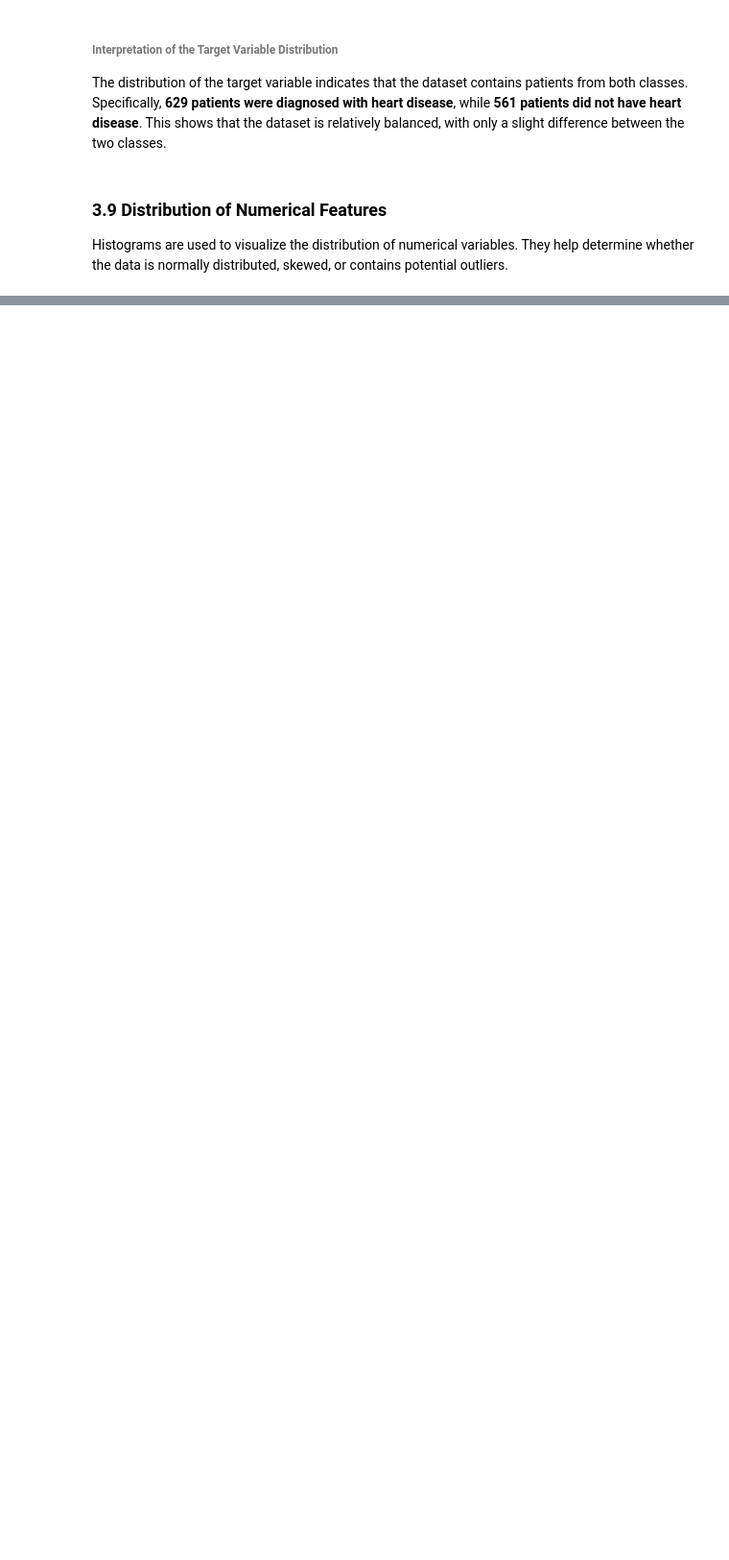
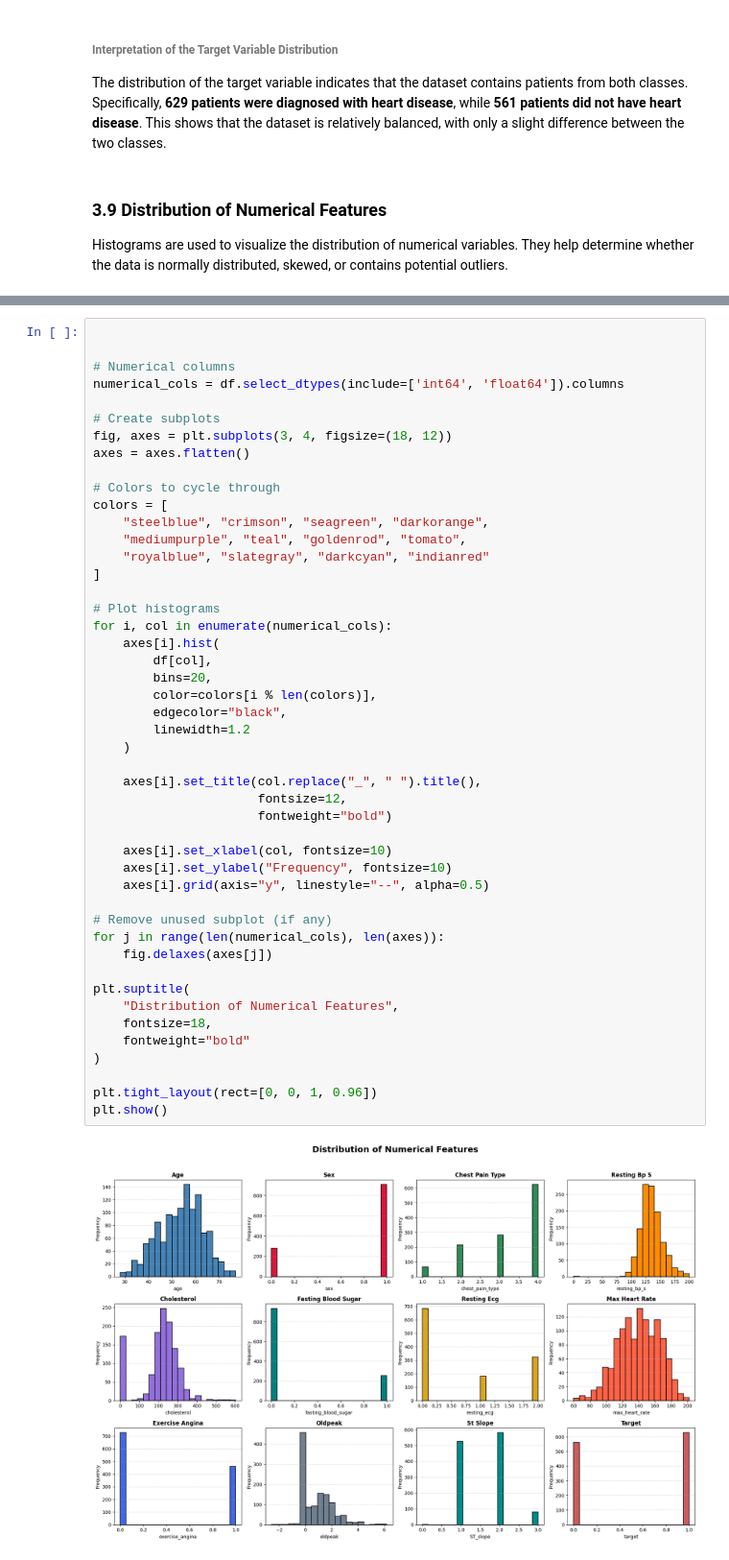
Before and after one commit to Clinton1029/Heart_Failure, a Jupyter notebook: Heart_Failure.ipynb, the cells around one changed output, grey strips where cells are left out. Shown at 96% size. Drawn from its saved outputs; the diff is of its cells as text; blank space fills up the shorter version.

```diff
--- a/Heart_Failure.ipynb
+++ b/Heart_Failure.ipynb
@@ -242,0 +237,49 @@ plt.show()
+# %%
+
+
+# Numerical columns
+numerical_cols = df.select_dtypes(include=['int64', 'float64']).columns
+
+# Create subplots
+fig, axes = plt.subplots(3, 4, figsize=(18, 12))
+axes = axes.flatten()
+
+# Colors to cycle through
+colors = [
+    "steelblue", "crimson", "seagreen", "darkorange",
+    "mediumpurple", "teal", "goldenrod", "tomato",
+    "royalblue", "slategray", "darkcyan", "indianred"
+]
+
+# Plot histograms
+for i, col in enumerate(numerical_cols):
+    axes[i].hist(
+        df[col],
+        bins=20,
+        color=colors[i % len(colors)],
+        edgecolor="black",
+        linewidth=1.2
+    )
+
+    axes[i].set_title(col.replace("_", " ").title(),
+                      fontsize=12,
+                      fontweight="bold")
+
+    axes[i].set_xlabel(col, fontsize=10)
+    axes[i].set_ylabel("Frequency", fontsize=10)
+    axes[i].grid(axis="y", linestyle="--", alpha=0.5)
+
+# Remove unused subplot (if any)
+for j in range(len(numerical_cols), len(axes)):
+    fig.delaxes(axes[j])
+
+plt.suptitle(
+    "Distribution of Numerical Features",
+    fontsize=18,
+    fontweight="bold"
+)
+
+plt.tight_layout(rect=[0, 0, 1, 0.96])
+plt.show()
+# %% [output]
+[figure, added]
```
Also changed, not shown: parts of 1 cell of this notebook.
